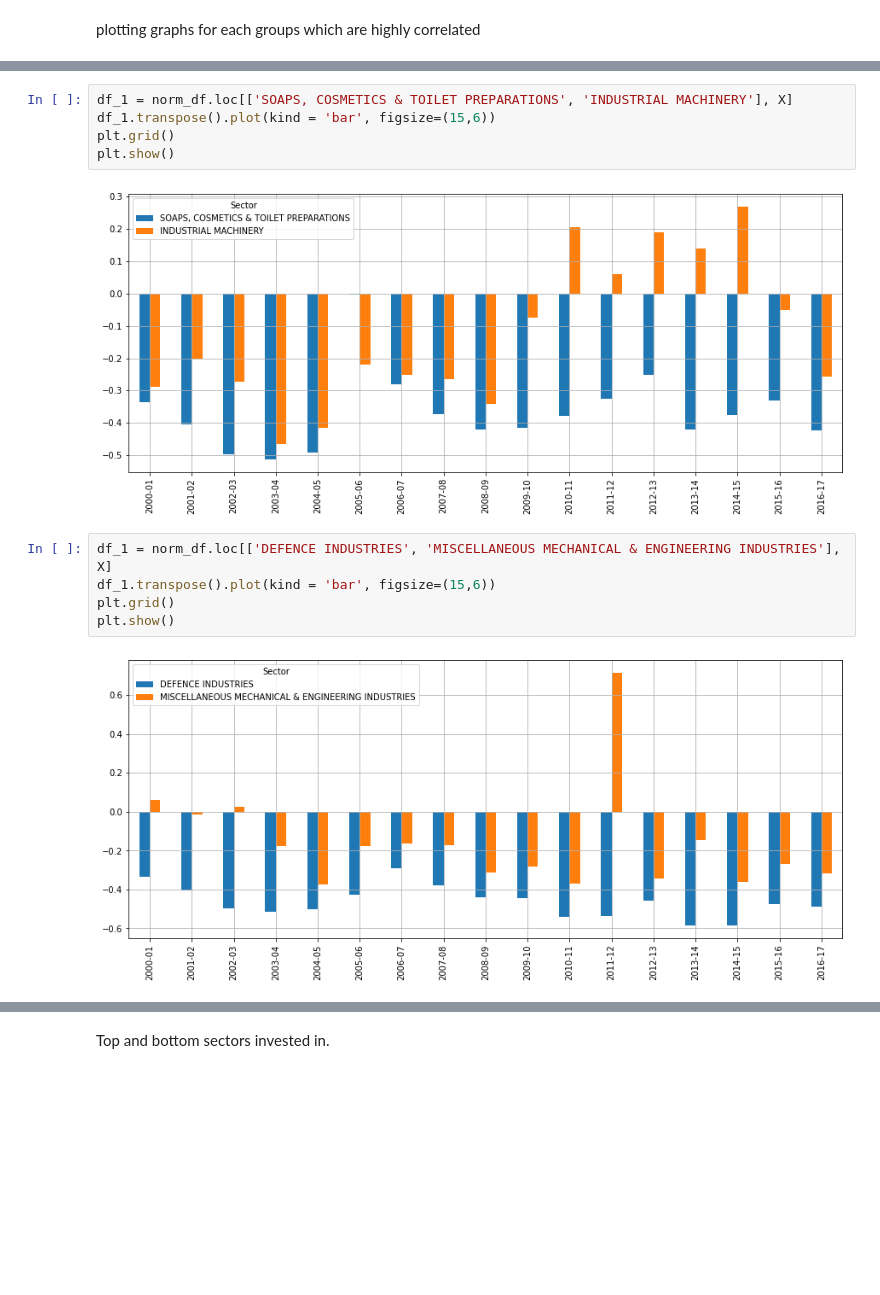
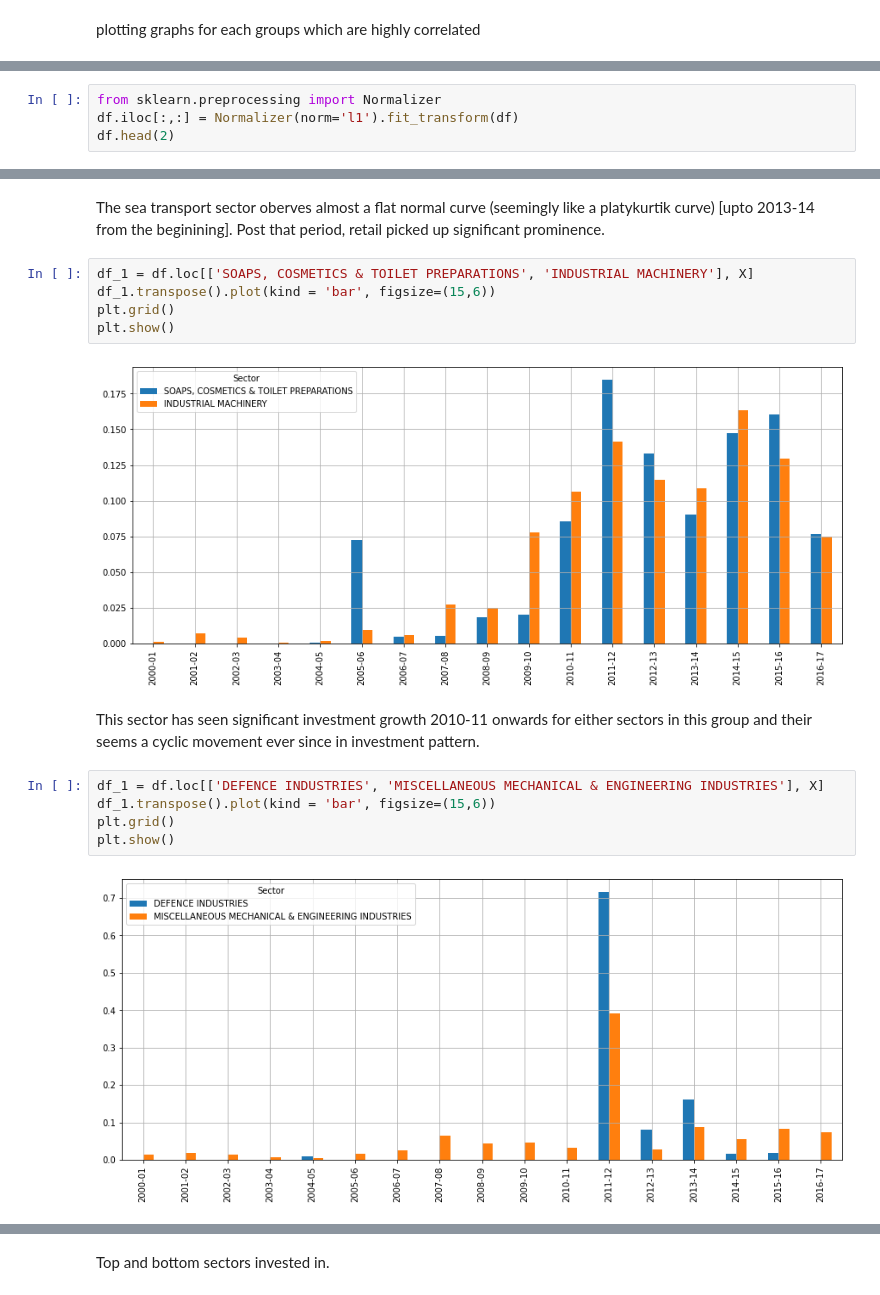
Before and after one commit to AlternateEconomy/InvestmentAnalytics-iNeuronInternship, a Jupyter notebook: FDI_in_India.ipynb, the cells around one changed output, grey strips where cells are left out. Cells and saved outputs as stored; diff of their text form; blank space fills up the shorter version.

```diff
--- a/FDI_in_India.ipynb
+++ b/FDI_in_India.ipynb
@@ -134,0 +133,4 @@ norm_df.head(2)
+# %%
+from sklearn.preprocessing import Normalizer
+df.iloc[:,:] = Normalizer(norm='l1').fit_transform(df)
+df.head(2)
@@ -170,15 +183,19 @@ plt.show()
+# %% [markdown]
+The sea transport sector oberves almost a flat normal curve (seemingly like a platykurtik curve) [upto 2013-14 from the beginining]. Post that period, retail picked up significant prominence.
 # %%
-df_1 = norm_df.loc[['SOAPS, COSMETICS & TOILET PREPARATIONS', 'INDUSTRIAL MACHINERY'], X]
+df_1 = df.loc[['SOAPS, COSMETICS & TOILET PREPARATIONS', 'INDUSTRIAL MACHINERY'], X]
 df_1.transpose().plot(kind = 'bar', figsize=(15,6))
 plt.grid()
 plt.show()
 # %% [output]
-[figure, old version]
+[figure, new version]
+# %% [markdown]
+This sector has seen significant investment growth 2010-11 onwards for either sectors in this group and their seems a cyclic movement ever since in investment pattern.
 # %%
-df_1 = norm_df.loc[['DEFENCE INDUSTRIES', 'MISCELLANEOUS MECHANICAL & ENGINEERING INDUSTRIES'], X]
+df_1 = df.loc[['DEFENCE INDUSTRIES', 'MISCELLANEOUS MECHANICAL & ENGINEERING INDUSTRIES'], X]
 df_1.transpose().plot(kind = 'bar', figsize=(15,6))
 plt.grid()
 plt.show()
 # %% [output]
-[figure, old version]
+[figure, new version]
 # %%
```
Also changed, not shown: parts of 33 cells of this notebook.
